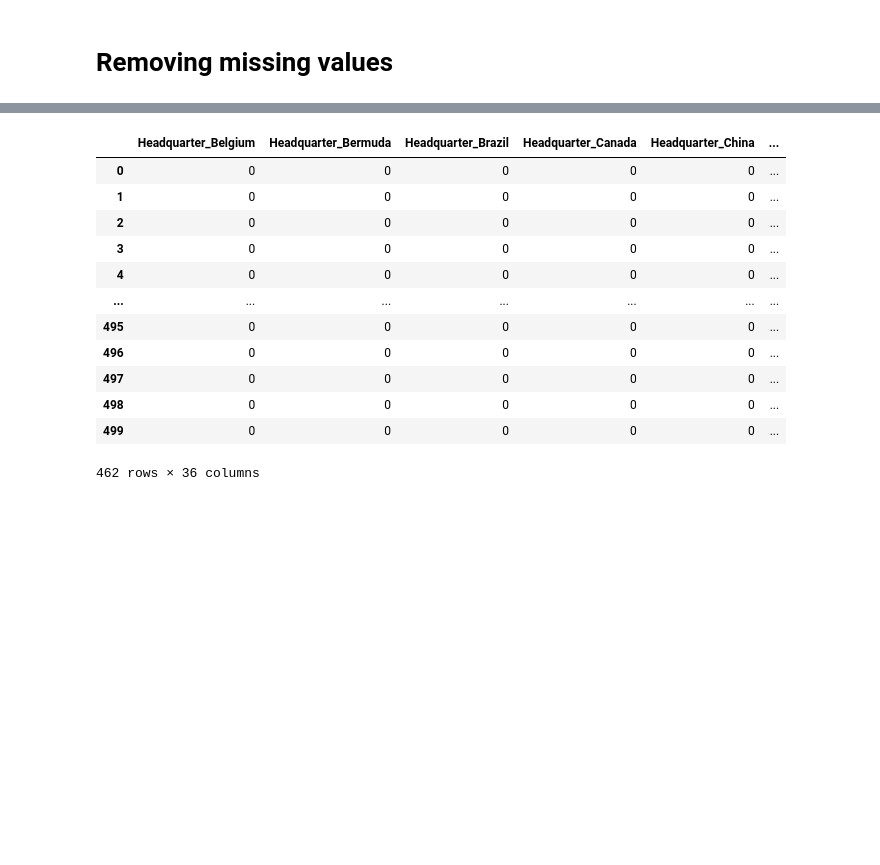
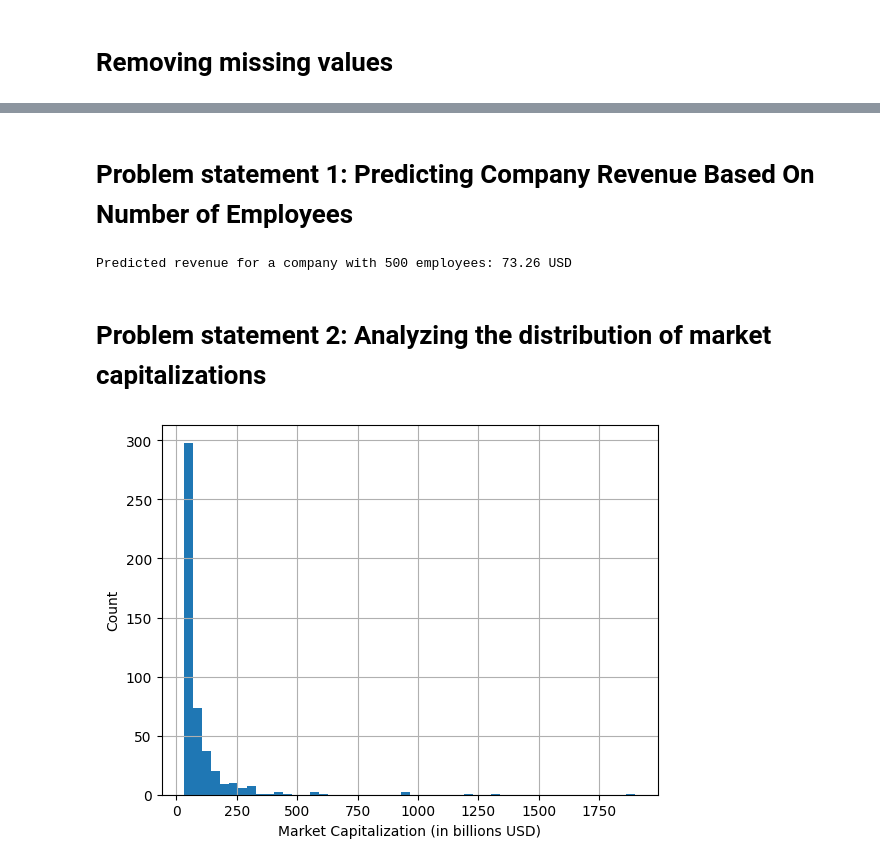
Before and after one commit to manojdhadke/data_analysis, a Jupyter notebook: Data Auquisition Using Webscraping Beautiful Soap Python Module.ipynb, the cells around one changed output, grey strips where cells are left out. Cells and saved outputs as stored; diff of their text form; code cells hidden in the pictures; blank space fills up the shorter version.

```diff
--- a/Data Auquisition Using Webscraping Beautiful Soap Python Module.ipynb
+++ b/Data Auquisition Using Webscraping Beautiful Soap Python Module.ipynb
@@ -348,16 +369,42 @@ static = pd.get_dummies(df1['Headquarter'],prefix_sep='_',prefix='Headquarter',d
-# %%
-static
-# %% [output]
-|  | Headquarter_Belgium | Headquarter_Bermuda | Headquarter_Brazil | Headquarter_Canada | Headquarter_China | ... |
-| 0 | 0 | 0 | 0 | 0 | 0 | ... |
-| 1 | 0 | 0 | 0 | 0 | 0 | ... |
-| 2 | 0 | 0 | 0 | 0 | 0 | ... |
-| 3 | 0 | 0 | 0 | 0 | 0 | ... |
-| 4 | 0 | 0 | 0 | 0 | 0 | ... |
-| ... | ... | ... | ... | ... | ... | ... |
-| 495 | 0 | 0 | 0 | 0 | 0 | ... |
-| 496 | 0 | 0 | 0 | 0 | 0 | ... |
-| 497 | 0 | 0 | 0 | 0 | 0 | ... |
-| 498 | 0 | 0 | 0 | 0 | 0 | ... |
-| 499 | 0 | 0 | 0 | 0 | 0 | ... |
-462 rows × 36 columns
+# %% [markdown]
+# **Problem statement 1: Predicting Company Revenue Based On Number of Employees**
+# %%
+from sklearn.linear_model import LinearRegression
+
+# Prepare training data
+# Remove any rows from the companies_df dataframe where the "Total No. Of Employee" or "Market Capitalization" columns are null
+# This ensures that we have complete data to work with, and that the model can be properly trained
+companies_df = companies_df[companies_df['Total No. Of Employee'].notnull()]
+companies_df = companies_df[companies_df['Market Capitalization'].notnull()]
+
+# Split the data into two sets: X (the feature matrix) and y (the target variable)
+# The feature matrix includes only the "Total No. Of Employee" column
+# The target variable is the "Market Capitalization" column
+X = companies_df[['Total No. Of Employee']]
+y = companies_df['Market Capitalization']
+
+# Train model
+# Create a LinearRegression object and fit the training data to it
+# This will train the model to predict revenue based on the number of employees
+model = LinearRegression()
+model.fit(X, y)
+
+# Predict revenue for a new company with 500 employees
+new_employee_count = np.array([500]).reshape(-1,1)
+predicted_revenue = model.predict(new_employee_count)
+
+print(f"Predicted revenue for a company with 500 employees: {predicted_revenue[0]:,.2f} USD")
+# %% [output]
+Predicted revenue for a company with 500 employees: 73.26 USD
+# %% [markdown]
+# **Problem statement 2: Analyzing the distribution of market capitalizations**
+# %%
+import matplotlib.pyplot as plt
+
+# Plot a histogram of market capitalizations
+companies_df['Market Capitalization'].hist(bins=50)
+plt.xlabel('Market Capitalization (in billions USD)')
+plt.ylabel('Count')
+plt.show()
+# %% [output]
+[figure, added]
```
Also changed, not shown: parts of 42 cells of this notebook.
